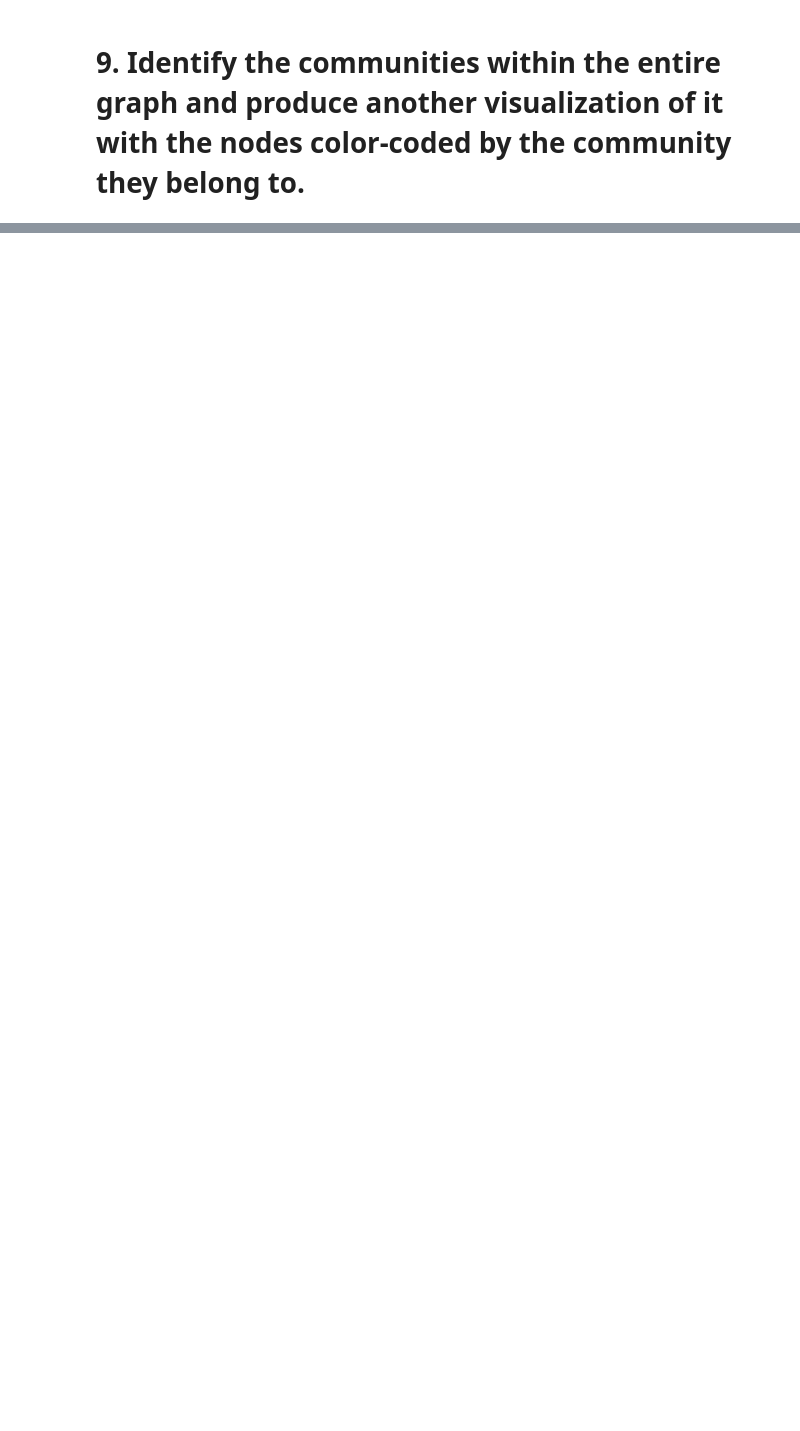
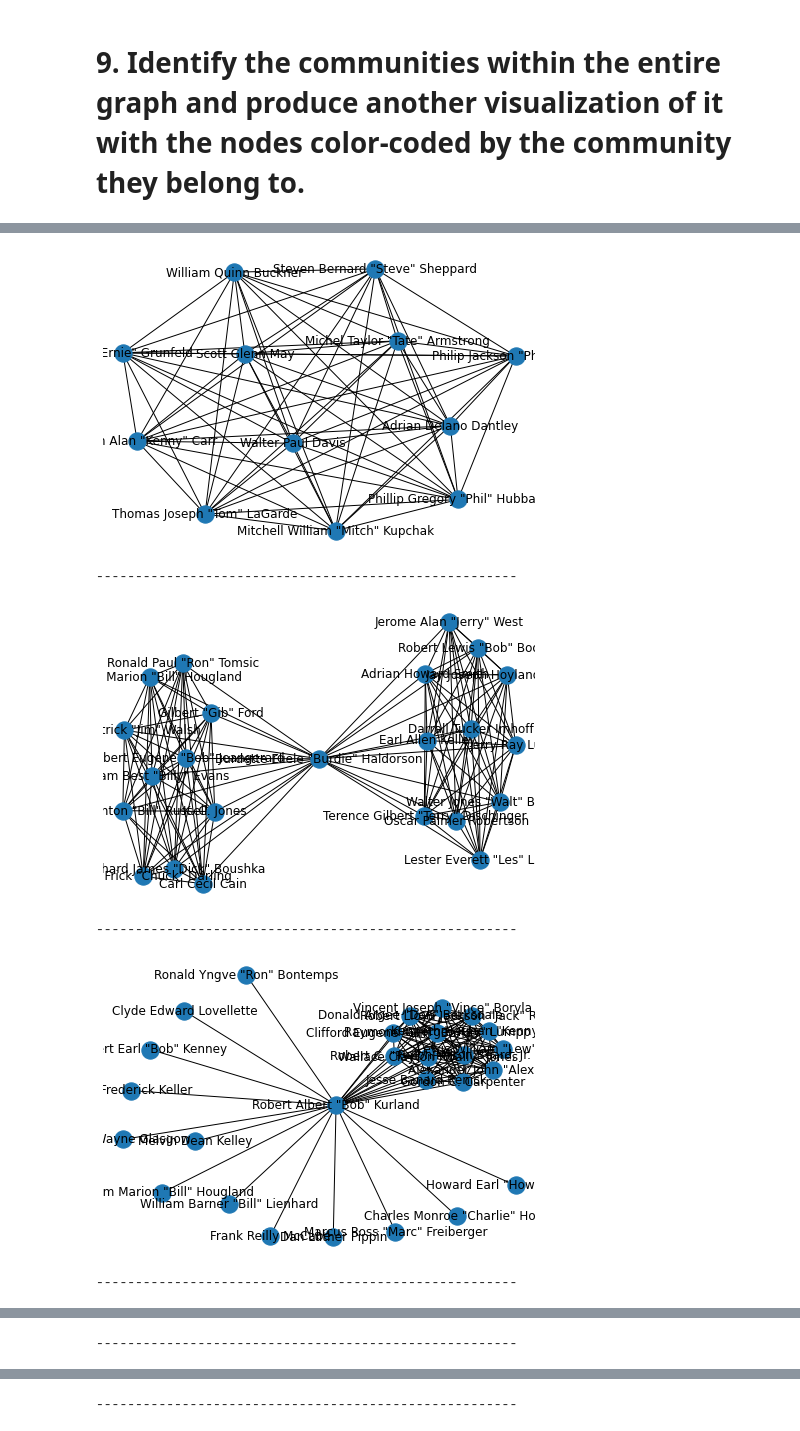
Before and after one commit to juliamoraiss/Ironhack, a Jupyter notebook: Labs/Week 7/4. Complex-Networks/your-code/lab-complex-networks.ipynb, the cells around one changed output, grey strips where cells are left out. Drawn from its saved outputs; the diff is of its cells as text; code cells hidden in the pictures; blank space fills up the shorter version.

```diff
--- a/Labs/Week 7/4. Complex-Networks/your-code/lab-complex-networks.ipynb
+++ b/Labs/Week 7/4. Complex-Networks/your-code/lab-complex-networks.ipynb
@@ -211,0 +168,17 @@ plt.show()
+# %%
+for n in range(0,len(set(best_part.values()))):
+    list_of_name_src = [value[0] for value in best_part.items() if value[1] ==n]
+    data2 = data[data['Name_src'].apply(lambda x : x in list_of_name_src)]
+    G = nx.from_pandas_edgelist(data2, source='Name_src', target='Name_dest', create_using=nx.Graph)
+
+    pos = nx.spring_layout(G)
+    nx.draw(G, pos=pos, with_labels=True)
+    plt.show()
+    print('------------------------------------------------------')
+# %% [output]
+[figure, added]
+------------------------------------------------------
+[figure, added]
+------------------------------------------------------
+[figure, added]
+------------------------------------------------------
@@ -211,0 +186 @@ plt.show()
+------------------------------------------------------
@@ -211,0 +188 @@ plt.show()
+------------------------------------------------------
```
Also changed, not shown: parts of 11 cells of this notebook, 1 other file.
